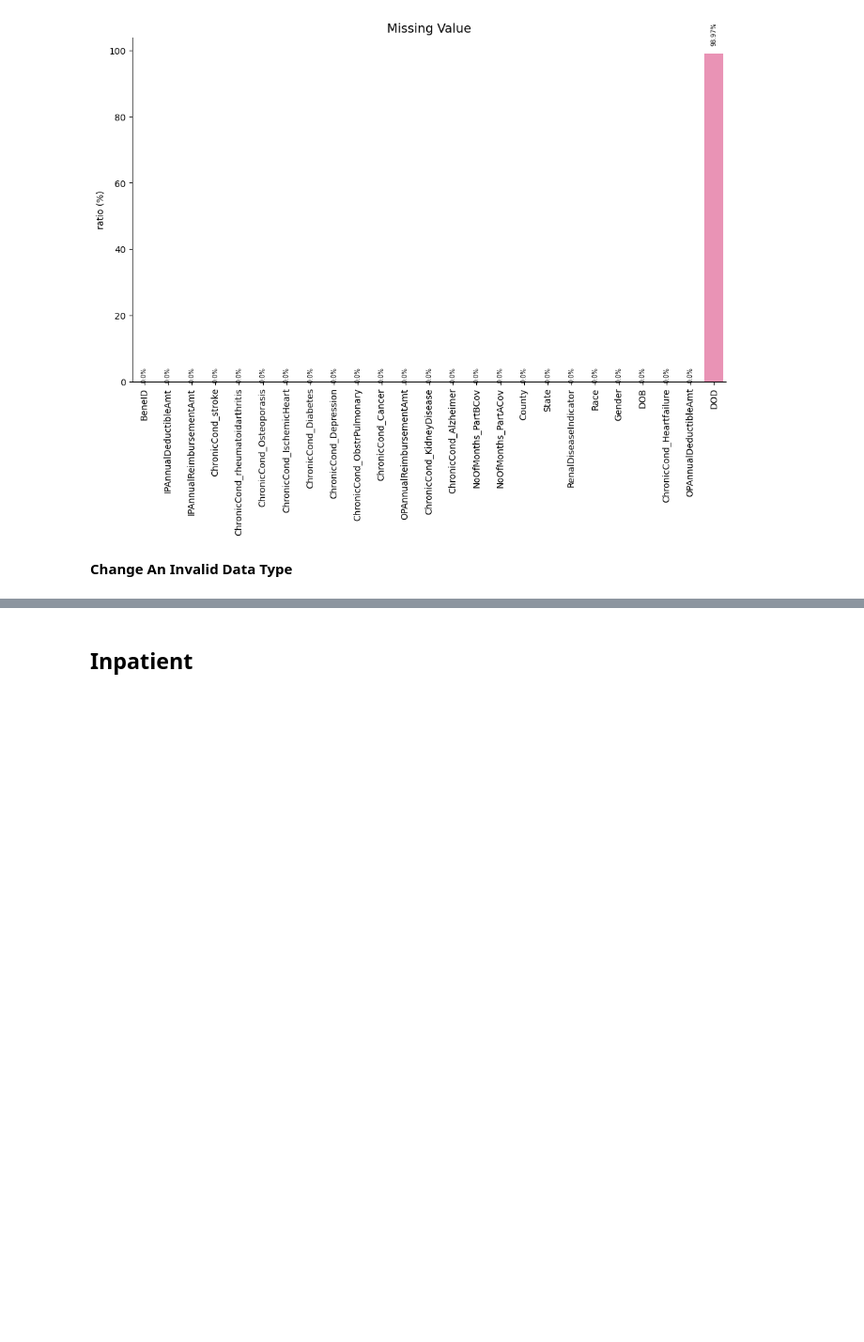
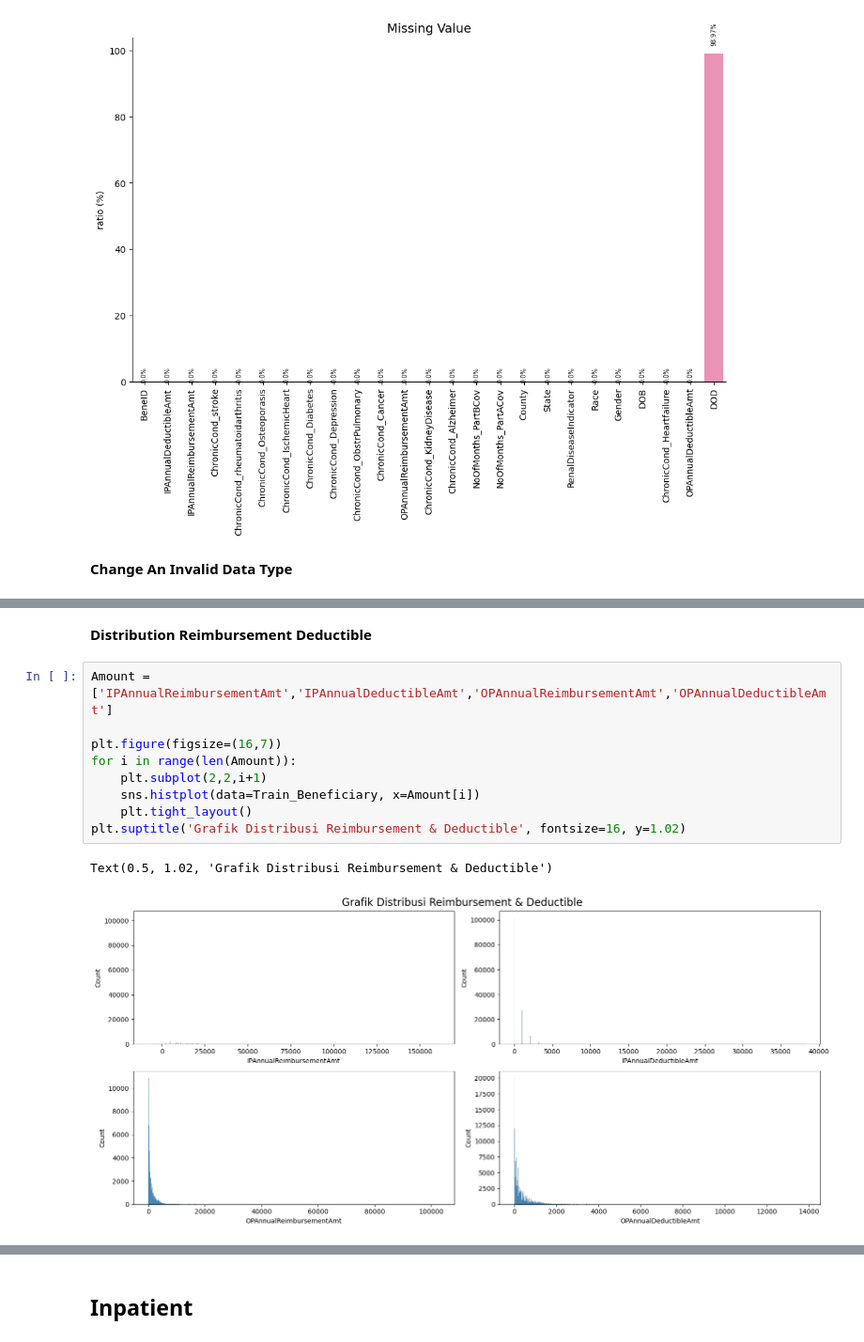
Before and after one commit to JodhiKrisantus/Healthcare-Provider-Fraud-Detection-Analysis, a Jupyter notebook: script_python.ipynb, the cells around one changed output, grey strips where cells are left out. Shown at 94% size. Drawn from its saved outputs; the diff is of its cells as text; blank space fills up the shorter version.

```diff
--- a/script_python.ipynb
+++ b/script_python.ipynb
@@ -218,0 +318,14 @@ Dtype :  datetime64[ns]
+# %% [markdown]
+**Distribution Reimbursement Deductible**
+# %%
+Amount = ['IPAnnualReimbursementAmt','IPAnnualDeductibleAmt','OPAnnualReimbursementAmt','OPAnnualDeductibleAmt']
+
+plt.figure(figsize=(16,7))
+for i in range(len(Amount)):
+    plt.subplot(2,2,i+1)
+    sns.histplot(data=Train_Beneficiary, x=Amount[i])
+    plt.tight_layout()
+plt.suptitle('Grafik Distribusi Reimbursement & Deductible', fontsize=16, y=1.02)
+# %% [output]
+Text(0.5, 1.02, 'Grafik Distribusi Reimbursement & Deductible')
+[figure, added]
```
Also changed, not shown: parts of 15 cells of this notebook.
